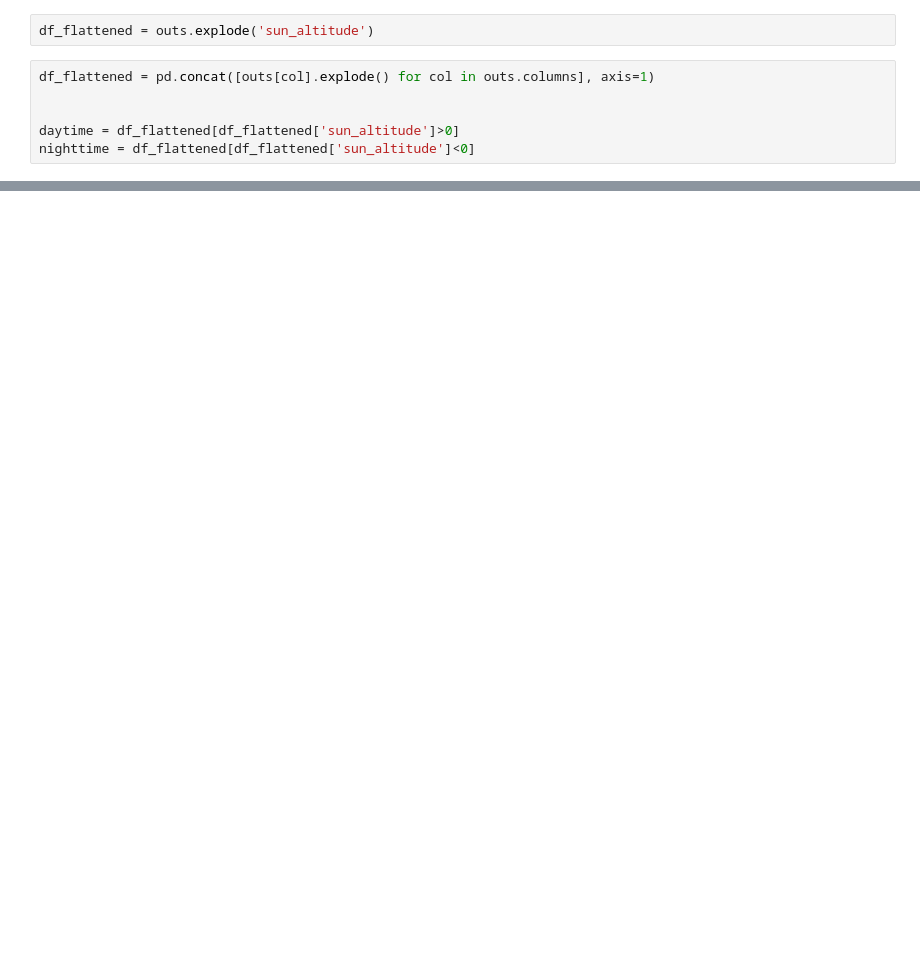
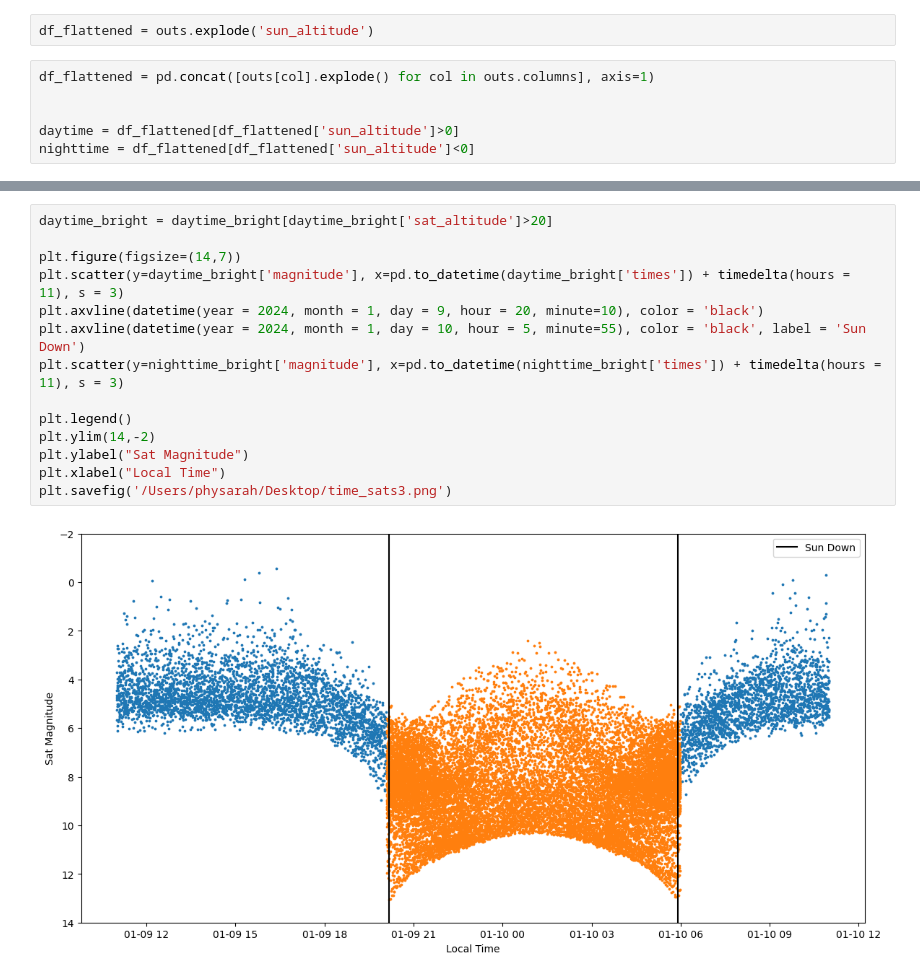
Before and after one commit to Physarah/satellite-optical-brightness, a Jupyter notebook: daytime/tests.ipynb, the cells around one changed output, grey strips where cells are left out. Drawn from its saved outputs; the diff is of its cells as text; blank space fills up the shorter version.

```diff
--- a/daytime/tests.ipynb
+++ b/daytime/tests.ipynb
@@ -201,0 +202,16 @@ plt.savefig('/Users/physarah/Desktop/night_pass.png')
+# %%
+daytime_bright = daytime_bright[daytime_bright['sat_altitude']>20]
+
+plt.figure(figsize=(14,7))
+plt.scatter(y=daytime_bright['magnitude'], x=pd.to_datetime(daytime_bright['times']) + timedelta(hours = 11), s = 3)
+plt.axvline(datetime(year = 2024, month = 1, day = 9, hour = 20, minute=10), color = 'black')
+plt.axvline(datetime(year = 2024, month = 1, day = 10, hour = 5, minute=55), color = 'black', label = 'Sun Down')
+plt.scatter(y=nighttime_bright['magnitude'], x=pd.to_datetime(nighttime_bright['times']) + timedelta(hours = 11), s = 3)
+
+plt.legend()
+plt.ylim(14,-2)
+plt.ylabel("Sat Magnitude")
+plt.xlabel("Local Time")
+plt.savefig('/Users/physarah/Desktop/time_sats3.png')
+# %% [output]
+[figure, added]
```
Also changed, not shown: parts of 8 cells of this notebook, 3 other files.
